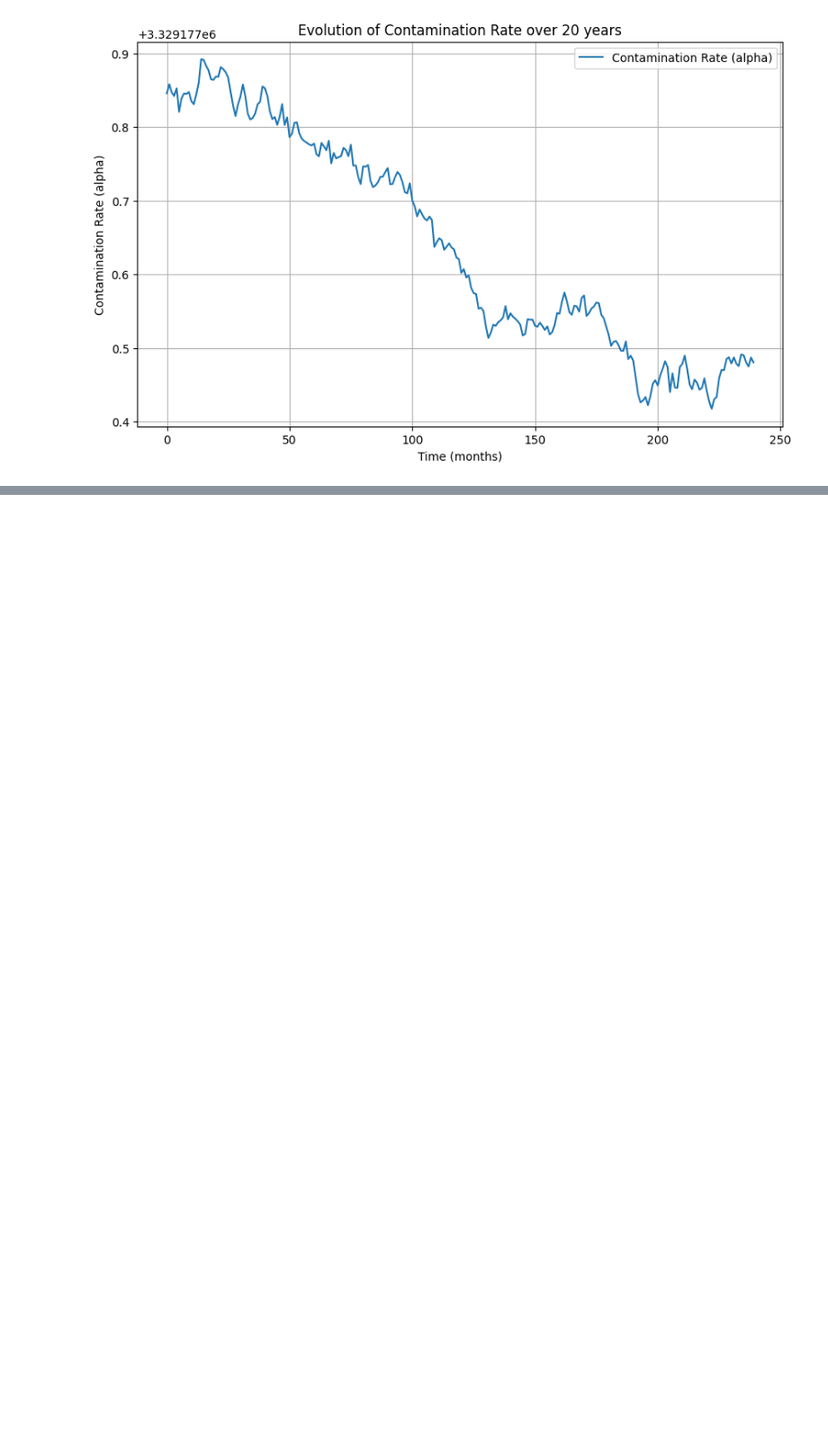
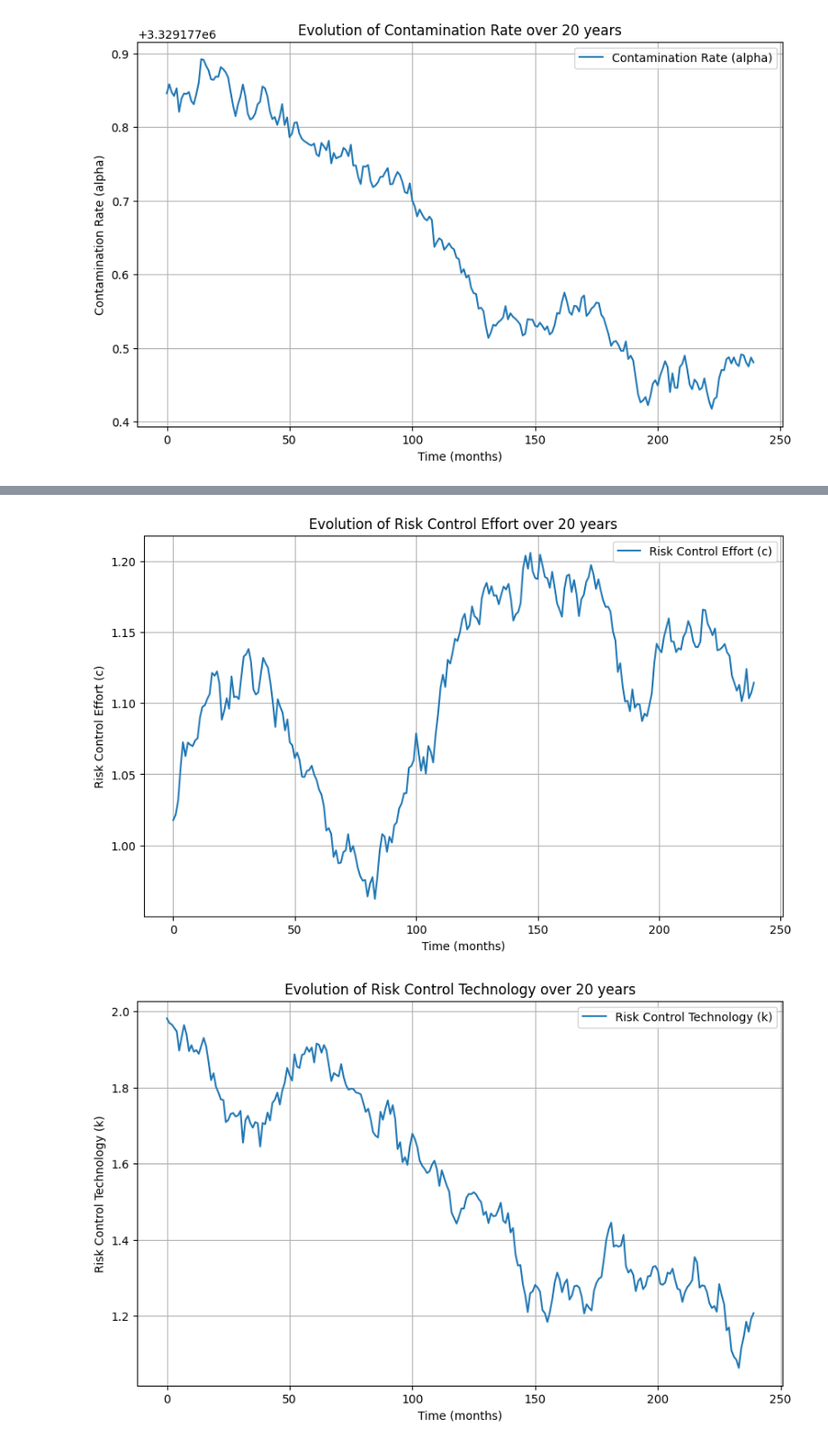
Before and after one commit to kushal-satya/food_safety_abm, a Jupyter notebook: abm/model_v2.ipynb, the cells around one changed output, grey strips where cells are left out. Shown at 90% size. Drawn from its saved outputs; the diff is of its cells as text; code cells hidden in the pictures; blank space fills up the shorter version.

```diff
--- a/abm/model_v2.ipynb
+++ b/abm/model_v2.ipynb
@@ -635,0 +675,56 @@ plt.show()
+# %%
+# Import necessary libraries
+import matplotlib.pyplot as plt
+import numpy as np
+
+# Define the time period
+T = np.arange(0, 240, 1)  # 20 years with monthly intervals
+
+# Set your mean values for c, k and alpha
+costs_mean = [1, 2, 2]  # dummy values, replace with your own mean values
+
+# Generate hypothetical data for risk control effort (c), risk control technology (k)
+np.random.seed(0)  # for reproducibility
+c = np.cumsum(np.random.normal(loc=0, scale=0.01, size=T.shape)) + costs_mean[0]
+k = np.cumsum(np.random.normal(loc=0, scale=0.03, size=T.shape)) + costs_mean[1]
+
+# Define the combined effect term as a simple linear combination of c and k
+e = 0.5 * c + 0.78 * k
+
+# The contamination rate is a function of the combined effect term
+alpha = np.cumsum(np.random.normal(loc=0, scale=0.01, size=T.shape)) - e + costs_mean[2]
+
+# Rest of the plotting code stays the same...
+
+# Plot the evolution of risk control effort (c)
+plt.figure(figsize=(10, 6))
+plt.plot(T, c, label='Risk Control Effort (c)')
+plt.xlabel('Time (months)')
+plt.ylabel('Risk Control Effort (c)')
+plt.title('Evolution of Risk Control Effort over 20 years')
+plt.legend()
+plt.grid(True)
+plt.show()
+
+# Plot the evolution of risk control technology (k)
+plt.figure(figsize=(10, 6))
+plt.plot(T, k, label='Risk Control Technology (k)')
+plt.xlabel('Time (months)')
+plt.ylabel('Risk Control Technology (k)')
+plt.title('Evolution of Risk Control Technology over 20 years')
+plt.legend()
+plt.grid(True)
+plt.show()
+
+# Plot the evolution of contamination rate (alpha)
+plt.figure(figsize=(10, 6))
+plt.plot(T/5, alpha, label='Contamination Rate (alpha)')
+plt.xlabel('Time (months)')
+plt.ylabel('Contamination Rate (alpha)')
+plt.title('Evolution of Contamination Rate over 20 years')
+plt.legend()
+plt.grid(True)
+plt.show()
+# %% [output]
+[figure, added]
+[figure, added]
```
Also changed, not shown: parts of 4 cells of this notebook, 3 other files.
